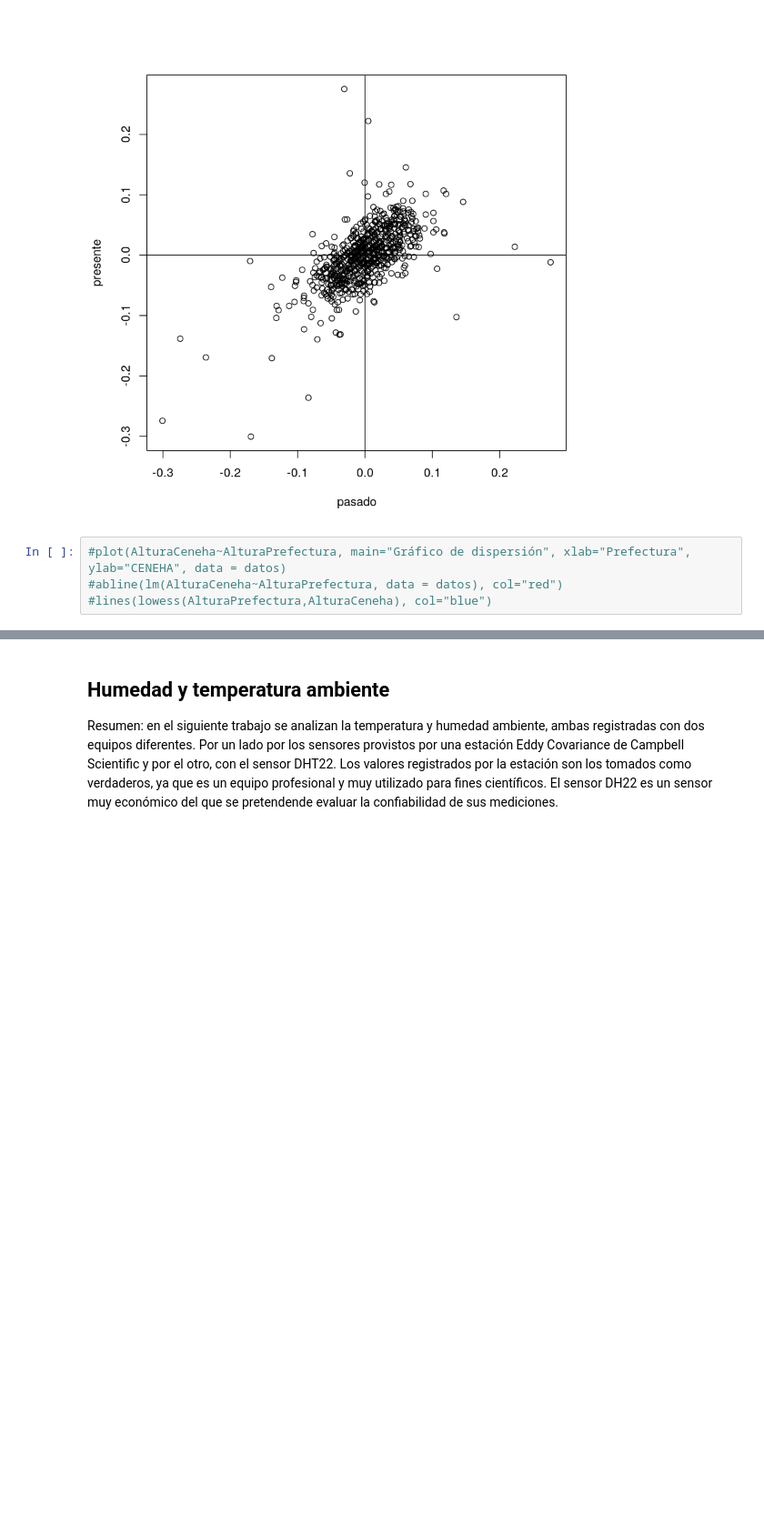
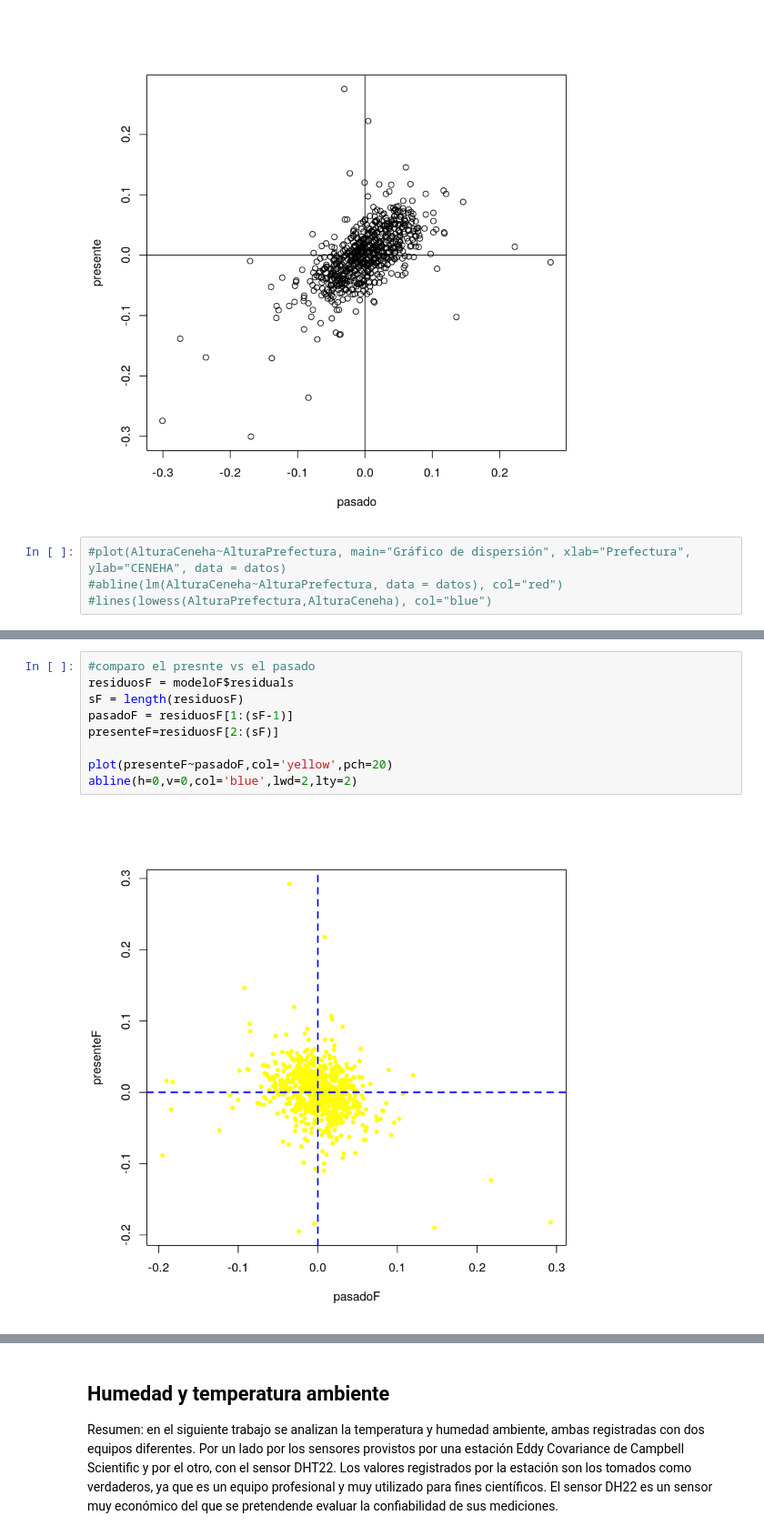
Before and after one commit to emilopez/intro-R, a Jupyter notebook: tp-final/Análisis Sensores.ipynb, the cells around one changed output, grey strips where cells are left out. Shown at 91% size. Drawn from its saved outputs; the diff is of its cells as text; blank space fills up the shorter version.

```diff
--- a/tp-final/Análisis Sensores.ipynb
+++ b/tp-final/Análisis Sensores.ipynb
@@ -171,0 +230,11 @@ c0 = sum(presente^2)/(n-1)
+# %%
+#comparo el presnte vs el pasado
+residuosF = modeloF$residuals
+sF = length(residuosF)
+pasadoF = residuosF[1:(sF-1)]
+presenteF=residuosF[2:(sF)]
+
+plot(presenteF~pasadoF,col='yellow',pch=20)
+abline(h=0,v=0,col='blue',lwd=2,lty=2)
+# %% [output]
+[figure, added]
```
Also changed, not shown: parts of 15 cells of this notebook.
